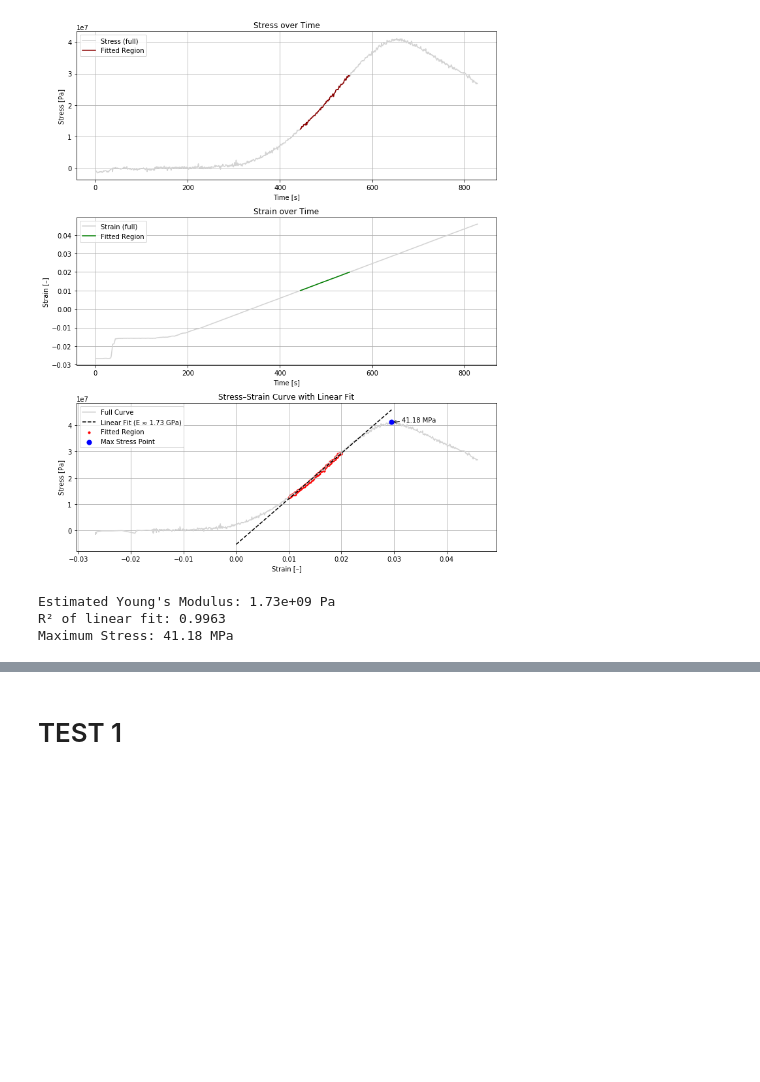
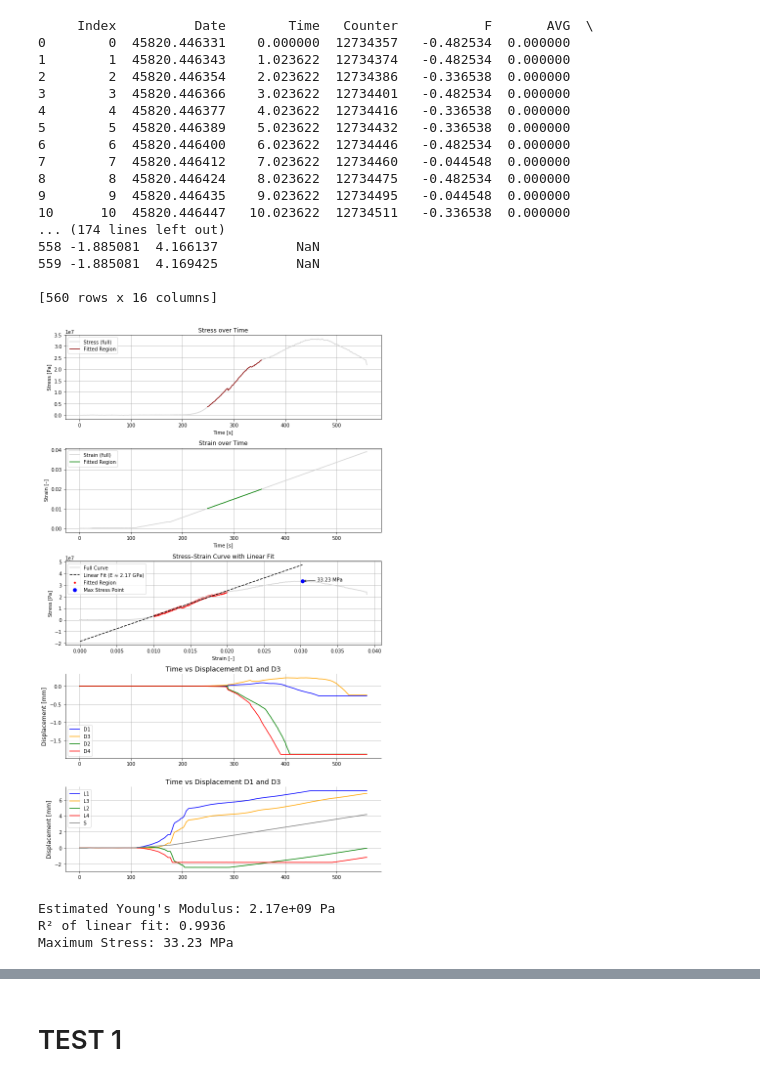
Before and after one commit to ThomasPennockTU/Thesis_Repository, a Jupyter notebook: workfolder/Material strength tests/material_strength_test.ipynb, the cells around one changed output, grey strips where cells are left out. Drawn from its saved outputs; the diff is of its cells as text; code cells hidden in the pictures; blank space fills up the shorter version.

```diff
--- a/workfolder/Material strength tests/material_strength_test.ipynb
+++ b/workfolder/Material strength tests/material_strength_test.ipynb
@@ -106,4 +14,20 @@ plt.show()
 # %%
+# Load the CSV with the correct settings
+file_path = "C1-1_20250612-001.csv"  # Adjust path if needed
+df = pd.read_csv(file_path, sep=';', header=0, skiprows=[0,2], engine='python')
+df.columns = df.columns.str.strip()
+
+# Convert relevant columns to numeric
+df['Time'] = pd.to_numeric(df['Time'], errors='coerce')
+df['F'] = pd.to_numeric(df['F'], errors='coerce')
+df['F'] = df['F']
+df['AVG'] = pd.to_numeric(df['AVG'], errors='coerce')  # Use AVG as average displacement
+
+# Drop rows with NaN values in relevant columns
+df = df.dropna(subset=['Time', 'F', 'AVG'])
+print(df)
+
+
 # --- Geometry input ---
 width_mm = 100.66
 depth_mm = 100.63
@@ -127,7 +51,7 @@ slope, intercept, r_value, p_value, std_err = linregress(linear_range['strain'],
 E = slope
 
 # --- Combined figure with subplots ---
-fig, axs = plt.subplots(3, 1, figsize=(10, 12), sharex=False)
+fig, axs = plt.subplots(5, 1, figsize=(10, 16), sharex=False)
 
 # Plot 1: Stress over Time
 axs[0].plot(df['Time'], df['stress'], color='lightgray', label='Stress (full)')
@@ -151,34 +75,76 @@ axs[1].legend()
 strain_max = df.loc[df['stress'].idxmax(), 'strain']
 stress_max = df['stress'].max()
 strain_fit_line = np.linspace(0, strain_max, 200)
 stress_fit_line = intercept + slope * strain_fit_line
 
 axs[2].plot(df['strain'], df['stress'], label='Full Curve', color='lightgray')
 axs[2].plot(strain_fit_line, stress_fit_line, color='black', linestyle='--',
             label='Linear Fit (E ≈ {:.2f} GPa)'.format(E / 1e9))
 axs[2].scatter(linear_range['strain'], linear_range['stress'], color='red', s=10, label='Fitted Region')
 axs[2].scatter(strain_max, stress_max, color='blue', s=50, zorder=5, label='Max Stress Point')
 axs[2].annotate(f'{stress_max/1e6:.2f} MPa', xy=(strain_max, stress_max),
                 xytext=(strain_max + 0.002, stress_max),
                 arrowprops=dict(arrowstyle='->'), fontsize=10)
 
 axs[2].set_xlabel('Strain [–]')
 axs[2].set_ylabel('Stress [Pa]')
 axs[2].set_title('Stress–Strain Curve with Linear Fit')
 axs[2].grid(True)
 axs[2].legend()
 
+# Plot D1 and D3
+axs[3].plot(df['Time'], df['D1'], label='D1', color='blue')
+axs[3].plot(df['Time'], df['D3'], label='D3', color='orange')
+axs[3].plot(df['Time'], df['D2'], label='D2', color='green')
+axs[3].plot(df['Time'], df['D4'], label='D4', color='red')
+axs[3].set_title('Time vs Displacement D1 and D3', fontsize=14)
+axs[3].set_ylabel('Displacement [mm]', fontsize=12)
+axs[3].grid(True)
+axs[3].legend()
+axs[3].spines['top'].set_visible(False)
+axs[3].spines['right'].set_visible(False)
+
+# Plot D1 and D3
+axs[4].plot(df['Time'], df['L1'], label='L1', color='blue')
+axs[4].plot(df['Time'], df['L2'], label='L3', color='orange')
+axs[4].plot(df['Time'], df['L3'], label='L2', color='green')
+axs[4].plot(df['Time'], df['L4'], label='L4', color='red')
+axs[4].plot(df['Time'], df['S'], label='S', color='grey')
+axs[4].set_title('Time vs Displacement D1 and D3', fontsize=14)
+axs[4].set_ylabel('Displacement [mm]', fontsize=12)
+axs[4].grid(True)
+axs[4].legend()
+axs[4].spines['top'].set_visible(False)
+axs[4].spines['right'].set_visible(False)
+
 plt.tight_layout()
 plt.savefig('stress_strain_analysis_2.png', dpi=300)
 plt.show()
 
 
 # --- Output values ---
 print("Estimated Young's Modulus: {:.2e} Pa".format(E))
 print("R² of linear fit: {:.4f}".format(r_value**2))
 print("Maximum Stress: {:.2f} MPa".format(stress_max / 1e6))
 # %% [output]
+     Index          Date        Time   Counter           F       AVG  \
+0        0  45820.446331    0.000000  12734357   -0.482534  0.000000
+1        1  45820.446343    1.023622  12734374   -0.482534  0.000000
+2        2  45820.446354    2.023622  12734386   -0.336538  0.000000
+3        3  45820.446366    3.023622  12734401   -0.482534  0.000000
+4        4  45820.446377    4.023622  12734416   -0.336538  0.000000
+5        5  45820.446389    5.023622  12734432   -0.336538  0.000000
+6        6  45820.446400    6.023622  12734446   -0.482534  0.000000
+7        7  45820.446412    7.023622  12734460   -0.044548  0.000000
+8        8  45820.446424    8.023622  12734475   -0.482534  0.000000
+9        9  45820.446435    9.023622  12734495   -0.044548  0.000000
+10      10  45820.446447   10.023622  12734511   -0.336538  0.000000
+... (174 lines left out)
+558 -1.885081  4.166137          NaN
+559 -1.885081  4.169425          NaN
+
+[560 rows x 16 columns]
-[figure, old version]
+[figure, new version]
-Estimated Young's Modulus: 1.73e+09 Pa
-R² of linear fit: 0.9963
-Maximum Stress: 41.18 MPa
+Estimated Young's Modulus: 2.17e+09 Pa
+R² of linear fit: 0.9936
+Maximum Stress: 33.23 MPa
```
Also changed, not shown: parts of 31 cells of this notebook, 3 other files.
